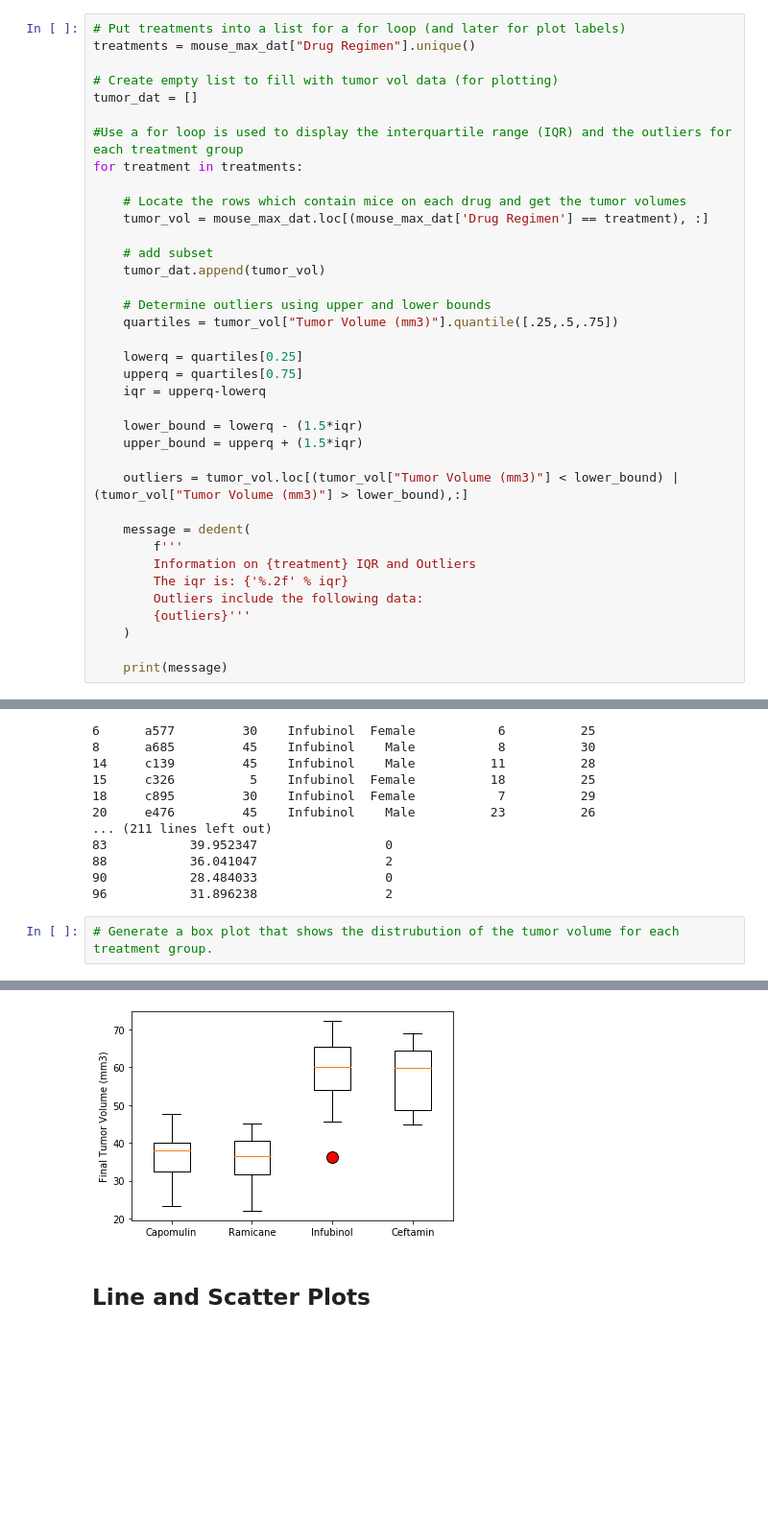
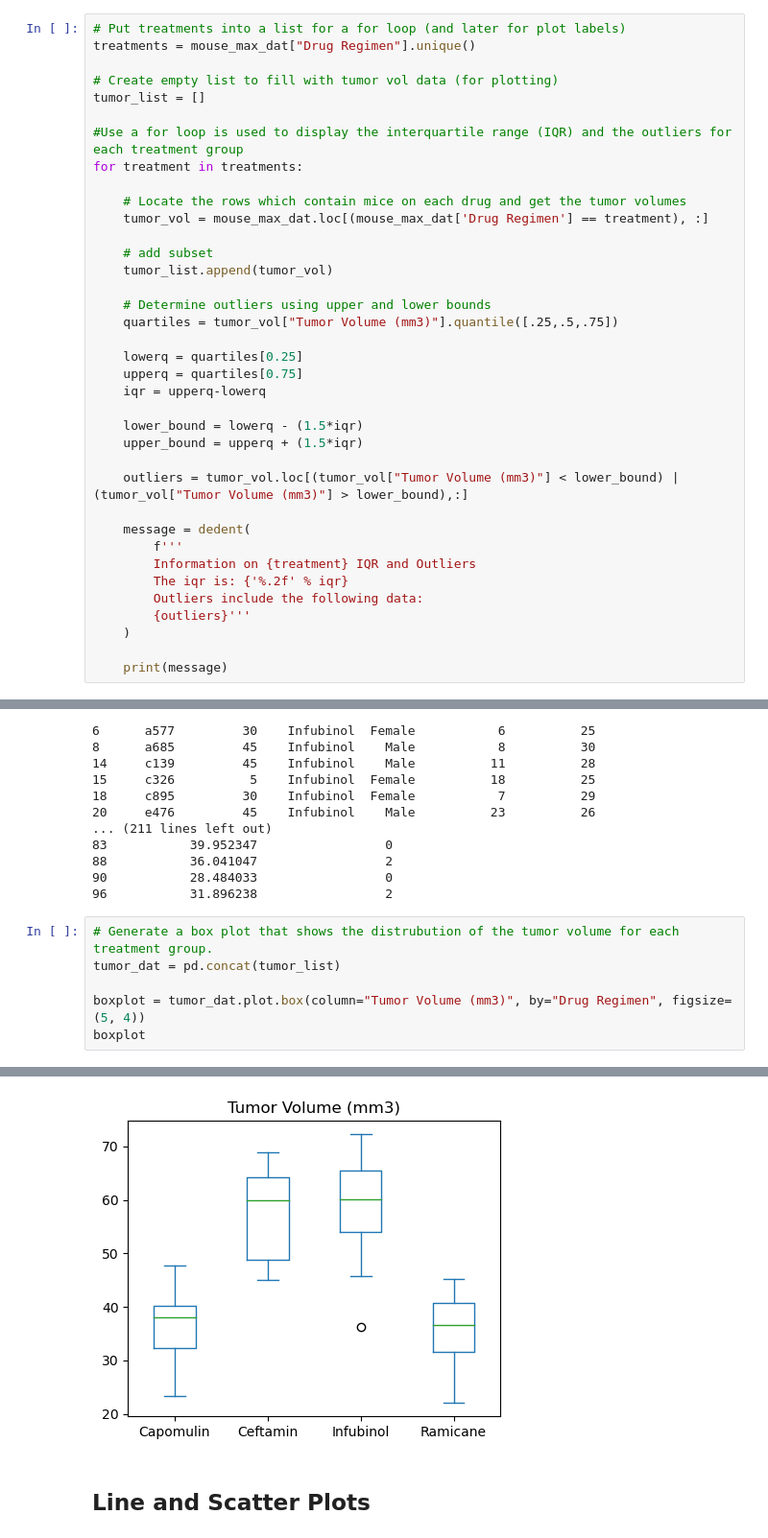
Before and after one commit to tmbiro/data_visualization, a Jupyter notebook: pymaceuticals.ipynb, the cells around one changed output, grey strips where cells are left out. Shown: that part at 96% size. Drawn from its saved outputs; the diff is of its cells as text; blank space fills up the shorter version.

Commit message:
Added boxplot

```diff
--- a/pymaceuticals.ipynb
+++ b/pymaceuticals.ipynb
@@ -234,7 +234,7 @@ mouse_max_dat
 treatments = mouse_max_dat["Drug Regimen"].unique()
 
 # Create empty list to fill with tumor vol data (for plotting)
-tumor_dat = []
+tumor_list = []
 
 #Use a for loop is used to display the interquartile range (IQR) and the outliers for each treatment group
 for treatment in treatments:
@@ -243,7 +243,7 @@ for treatment in treatments:
     tumor_vol = mouse_max_dat.loc[(mouse_max_dat['Drug Regimen'] == treatment), :]
 
     # add subset
-    tumor_dat.append(tumor_vol)
+    tumor_list.append(tumor_vol)
 
     # Determine outliers using upper and lower bounds
     quartiles = tumor_vol["Tumor Volume (mm3)"].quantile([.25,.5,.75])
@@ -286,4 +286,8 @@ for treatment in treatments:
 96           31.896238                 2
 # %%
 # Generate a box plot that shows the distrubution of the tumor volume for each treatment group.
+tumor_dat = pd.concat(tumor_list)
+
+boxplot = tumor_dat.plot.box(column="Tumor Volume (mm3)", by="Drug Regimen", figsize=(5, 4))
+boxplot
 # %% [output]
@@ -290,4 +296,4 @@ for treatment in treatments:
-[figure, old version]
+[figure, new version]
 # %% [markdown]
 ## Line and Scatter Plots
 # %%
```
Also changed, not shown: parts of 1 cell of this notebook.
